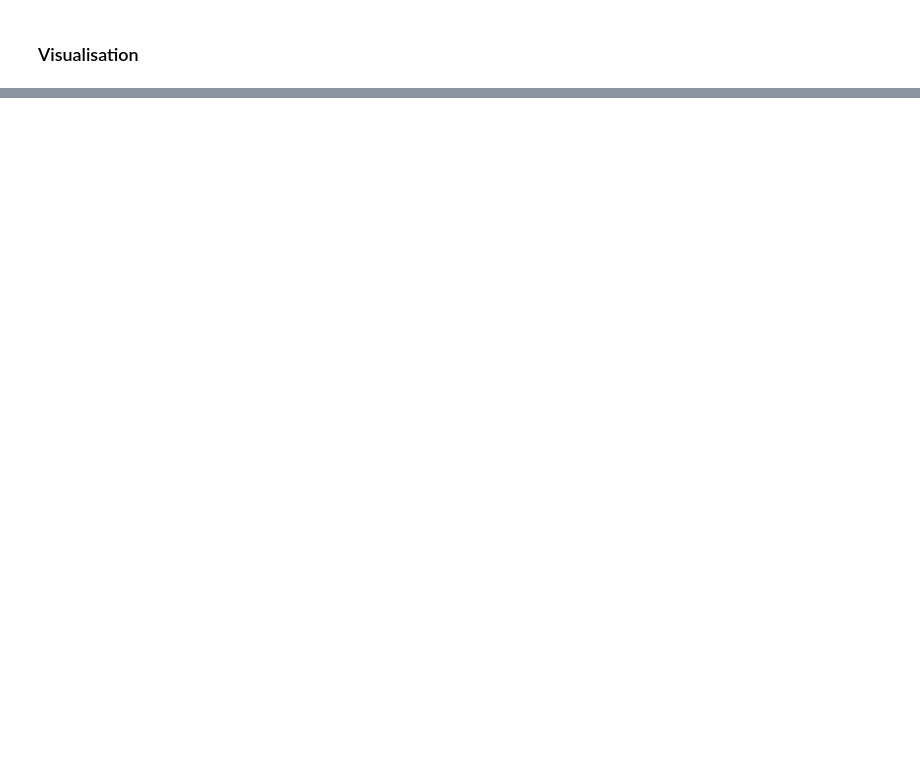
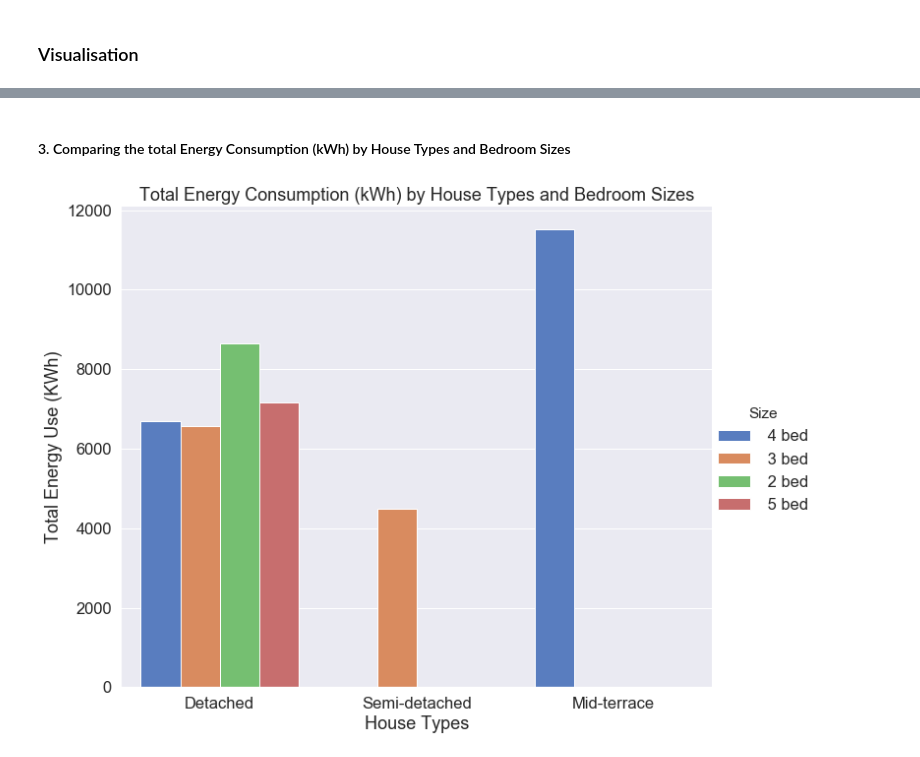
Before and after one commit to dipsonflash/19ERBE-EDA-Coursework, a Jupyter notebook: REFIT- Electrical Load Measurement- ERBE-EDA Course Work.ipynb, the cells around one changed output, grey strips where cells are left out. Drawn from its saved outputs; the diff is of its cells as text; code cells hidden in the pictures; blank space fills up the shorter version.

```diff
--- a/REFIT- Electrical Load Measurement- ERBE-EDA Course Work.ipynb
+++ b/REFIT- Electrical Load Measurement- ERBE-EDA Course Work.ipynb
@@ -188,0 +220,20 @@ all_data["TestHouse"] = pd.Categorical(all_data.TestHouse)
+# %% [markdown]
+#### 3. Comparing the total Energy Consumption (kWh) by House Types and Bedroom Sizes
+# %%
+# Plot dataset
+p_data = all_data_summaryCombined.reset_index()
+sns.set(font_scale = 1.5)
+
+# create plotType
+g = sns.catplot(x = "Type", y = "EnergyUse_kWh",
+                hue = "Size", data = p_data,
+                height = 8, aspect = 1.25,
+                kind = "bar", palette = "muted",
+                ci = None
+               )
+plt.title("Total Energy Consumption (kWh) by House Types and Bedroom Sizes")
+g.set_ylabels("Total Energy Use (KWh)")
+g.set_xlabels("House Types")
+plt.show()
+# %% [output]
+[figure, added]
```
Also changed, not shown: parts of 46 cells of this notebook.
